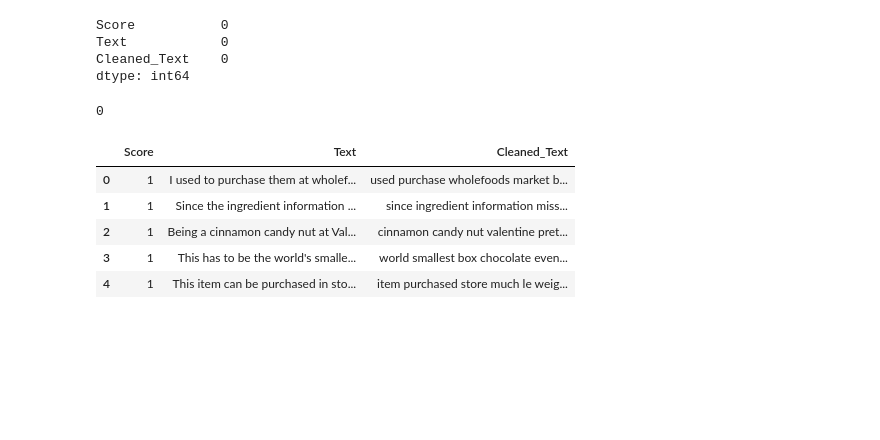
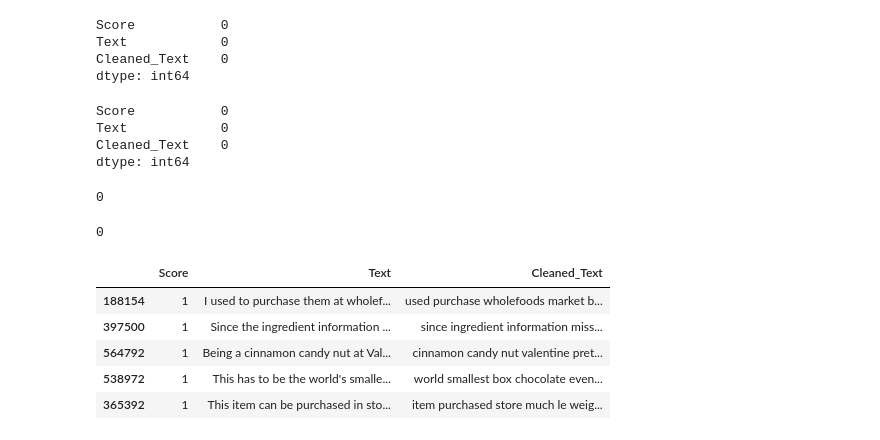
Before and after one commit to kevin-291/automated-review-rating-system, a Jupyter notebook: notebooks/preprocessing.ipynb, the cells around one changed output. Saved outputs shown, nothing was run; the diff lists cells and outputs as text; code cells hidden in the pictures; blank space fills up the shorter version.

```diff
--- a/notebooks/preprocessing.ipynb
+++ b/notebooks/preprocessing.ipynb
@@ -264,9 +266,11 @@ Name: count, dtype: int64
 # %%
-target_count = df['Score'].value_counts().min()
+# target_count = df['Score'].value_counts().min()
+target_count = 5000
 
-preprocessed_df = (
+balanced_df = (
     df.groupby('Score')
       .apply(lambda x: x.sample(n=target_count, random_state=42))
-      .reset_index(drop=True)
 )
+
+balanced_df.index = balanced_df.index.droplevel(0)
 # %%
@@ -346,5 +417,6 @@ def preprocess(text):
 
     return ' '.join(clean_tokens)
 # %%
-preprocessed_df['Cleaned_Text'] = preprocessed_df['Text'].apply(preprocess)
+balanced_df['Cleaned_Text'] = balanced_df['Text'].apply(preprocess)
+imbalanced_df['Cleaned_Text'] = imbalanced_df['Text'].apply(preprocess)
 # %%
@@ -354,4 +426,11 @@ Score           0
 Text            0
 Cleaned_Text    0
 dtype: int64
+# %%
+imbalanced_df.isnull().sum()
+# %% [output]
+Score           0
+Text            0
+Cleaned_Text    0
+dtype: int64
 # %%
@@ -359,11 +438,15 @@ preprocessed_df.duplicated().sum()
 # %% [output]
 0
+# %%
+imbalanced_df.duplicated().sum()
+# %% [output]
+0
 # %%
-preprocessed_df.head()
+balanced_df.head()
 # %% [output]
 |  | Score | Text | Cleaned_Text |
-| 0 | 1 | I used to purchase them at wholef... | used purchase wholefoods market b... |
-| 1 | 1 | Since the ingredient information ... | since ingredient information miss... |
-| 2 | 1 | Being a cinnamon candy nut at Val... | cinnamon candy nut valentine pret... |
-| 3 | 1 | This has to be the world's smalle... | world smallest box chocolate even... |
-| 4 | 1 | This item can be purchased in sto... | item purchased store much le weig... |
+| 188154 | 1 | I used to purchase them at wholef... | used purchase wholefoods market b... |
+| 397500 | 1 | Since the ingredient information ... | since ingredient information miss... |
+| 564792 | 1 | Being a cinnamon candy nut at Val... | cinnamon candy nut valentine pret... |
+| 538972 | 1 | This has to be the world's smalle... | world smallest box chocolate even... |
+| 365392 | 1 | This item can be purchased in sto... | item purchased store much le weig... |
```
Also changed, not shown: parts of 24 cells of this notebook.
